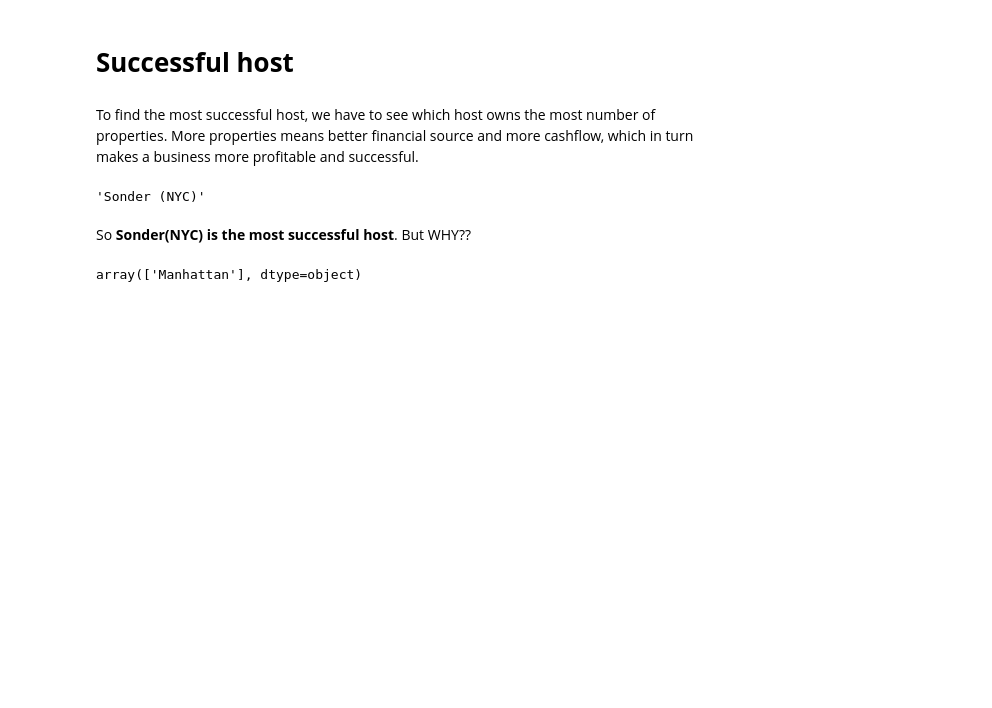
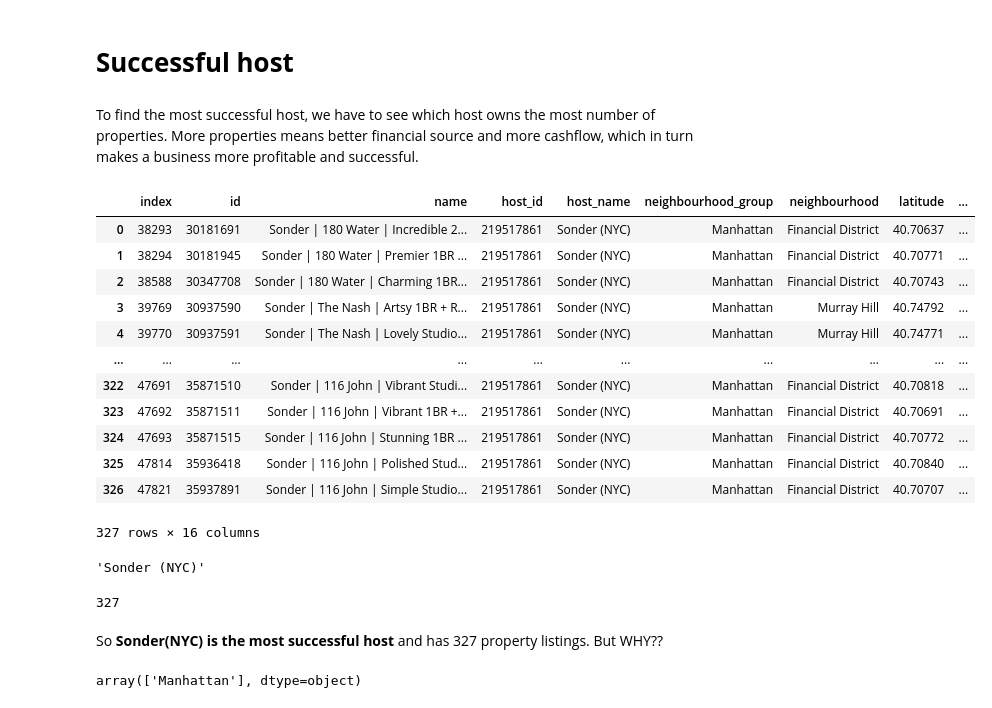
Before and after one commit to Sharath2021/Airbnb-Bookings-Analysis, a Jupyter notebook: Airbnb_Bookings_Analysis_EDA.ipynb, the cells around one changed output. Cells and saved outputs as stored; diff of their text form; code cells hidden in the pictures; blank space fills up the shorter version.

```diff
--- a/Airbnb_Bookings_Analysis_EDA.ipynb
+++ b/Airbnb_Bookings_Analysis_EDA.ipynb
@@ -370,13 +370,33 @@ To find the most successful host, we have to see which host owns the most number
 # %%
 #finding host with most listings
 most_successful_host=df_air[df_air['calculated_host_listings_count']==df_air['calculated_host_listings_count'].max()].reset_index()
+# %%
+most_successful_host
+# %% [output]
+|  | index | id | name | host_id | host_name | neighbourhood_group | neighbourhood | latitude | ... |
+| 0 | 38293 | 30181691 | Sonder | 180 Water | Incredible 2... | 219517861 | Sonder (NYC) | Manhattan | Financial District | 40.70637 | ... |
+| 1 | 38294 | 30181945 | Sonder | 180 Water | Premier 1BR ... | 219517861 | Sonder (NYC) | Manhattan | Financial District | 40.70771 | ... |
+| 2 | 38588 | 30347708 | Sonder | 180 Water | Charming 1BR... | 219517861 | Sonder (NYC) | Manhattan | Financial District | 40.70743 | ... |
+| 3 | 39769 | 30937590 | Sonder | The Nash | Artsy 1BR + R... | 219517861 | Sonder (NYC) | Manhattan | Murray Hill | 40.74792 | ... |
+| 4 | 39770 | 30937591 | Sonder | The Nash | Lovely Studio... | 219517861 | Sonder (NYC) | Manhattan | Murray Hill | 40.74771 | ... |
+| ... | ... | ... | ... | ... | ... | ... | ... | ... | ... |
+| 322 | 47691 | 35871510 | Sonder | 116 John | Vibrant Studi... | 219517861 | Sonder (NYC) | Manhattan | Financial District | 40.70818 | ... |
+| 323 | 47692 | 35871511 | Sonder | 116 John | Vibrant 1BR +... | 219517861 | Sonder (NYC) | Manhattan | Financial District | 40.70691 | ... |
+| 324 | 47693 | 35871515 | Sonder | 116 John | Stunning 1BR ... | 219517861 | Sonder (NYC) | Manhattan | Financial District | 40.70772 | ... |
+| 325 | 47814 | 35936418 | Sonder | 116 John | Polished Stud... | 219517861 | Sonder (NYC) | Manhattan | Financial District | 40.70840 | ... |
+| 326 | 47821 | 35937891 | Sonder | 116 John | Simple Studio... | 219517861 | Sonder (NYC) | Manhattan | Financial District | 40.70707 | ... |
+327 rows × 16 columns
 # %%
 #most successful host name
 most_successful_host['host_name'][0]
 # %% [output]
 'Sonder (NYC)'
+# %%
+most_successful_host['calculated_host_listings_count'].count()
+# %% [output]
+327
 # %% [markdown]
-So **Sonder(NYC) is the most successful host**. But WHY??
+So **Sonder(NYC) is the most successful host** and has 327 property listings. But WHY??
 # %%
 most_successful_host['neighbourhood_group'].unique()
 # %% [output]
```
